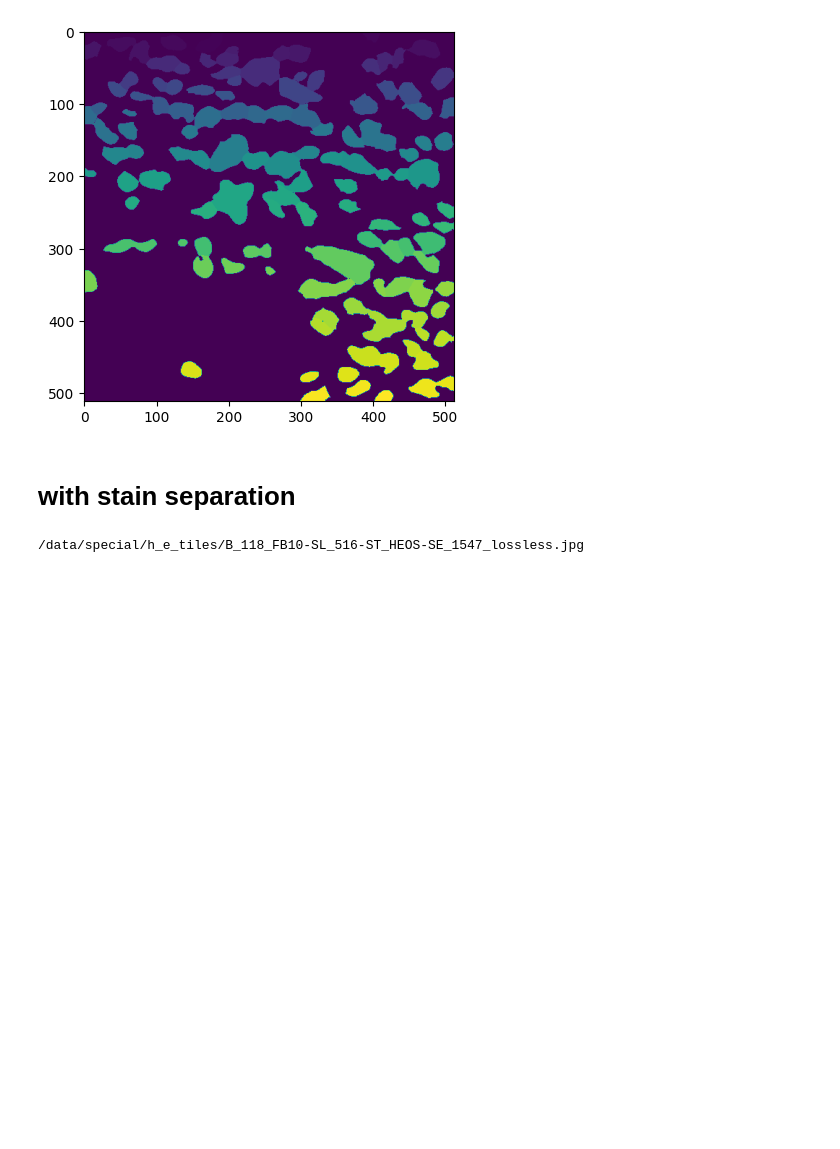
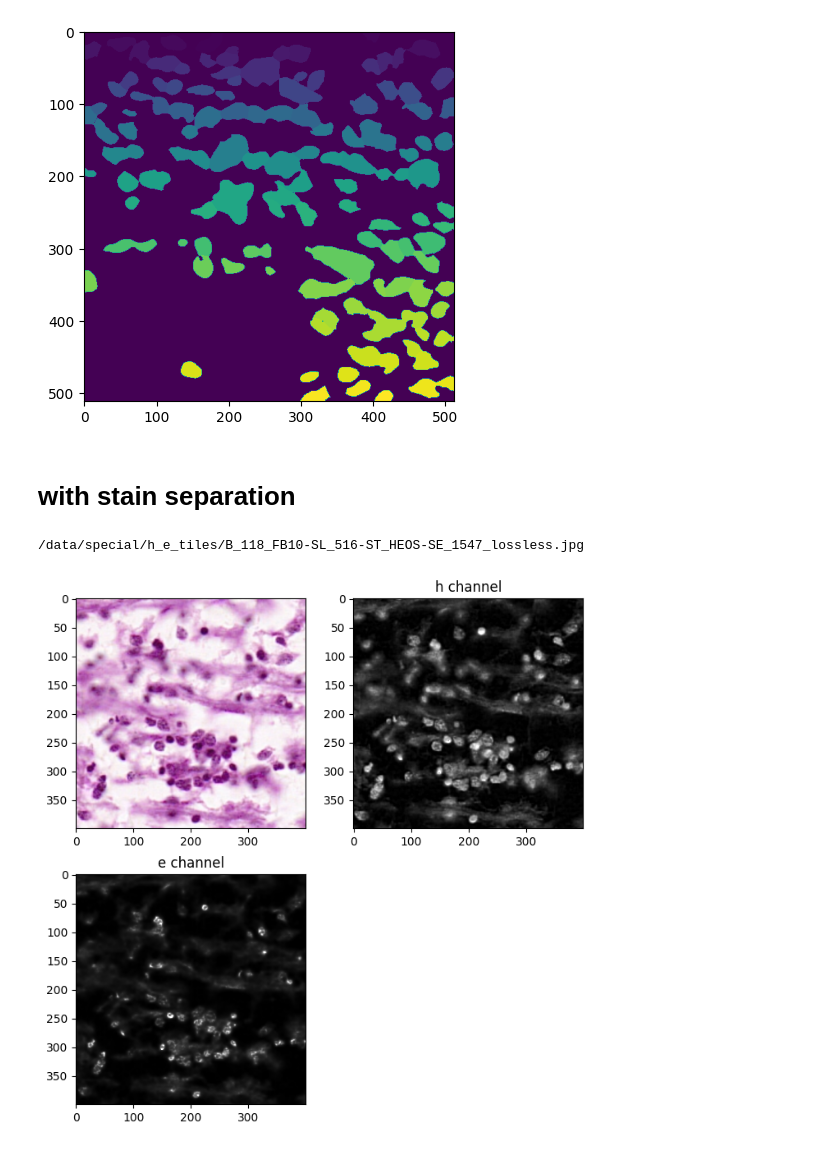
Before and after one commit to HTIC-Medical-Imaging/hbp_cellpose, a Jupyter notebook: notebooks/run_cellpose.ipynb, the cells around one changed output. Drawn from its saved outputs; the diff is of its cells as text; code cells hidden in the pictures; blank space fills up the shorter version.

```diff
--- a/notebooks/run_cellpose.ipynb
+++ b/notebooks/run_cellpose.ipynb
@@ -127 +127,17 @@ hed = rgb2hed(img4)
+# %%
+slc = [slice(0,400),slice(0,400)]
+# %%
+plt.figure(figsize=(8,8))
+plt.subplot(2,2,1)
+plt.imshow(img2[slc])
+plt.subplot(2,2,2)
+plt.imshow(hed[slc+[0]],cmap='gray',vmax=0.1)
+# plt.colorbar()
+plt.title('h channel')
+plt.subplot(2,2,3)
+plt.imshow(hed[slc+[1]],cmap='gray',vmax=0.3)
+# plt.colorbar()
+_=plt.title('e channel')
+# %% [output]
+[figure, added]
 # %%
```
Also changed, not shown: parts of 8 cells of this notebook.
